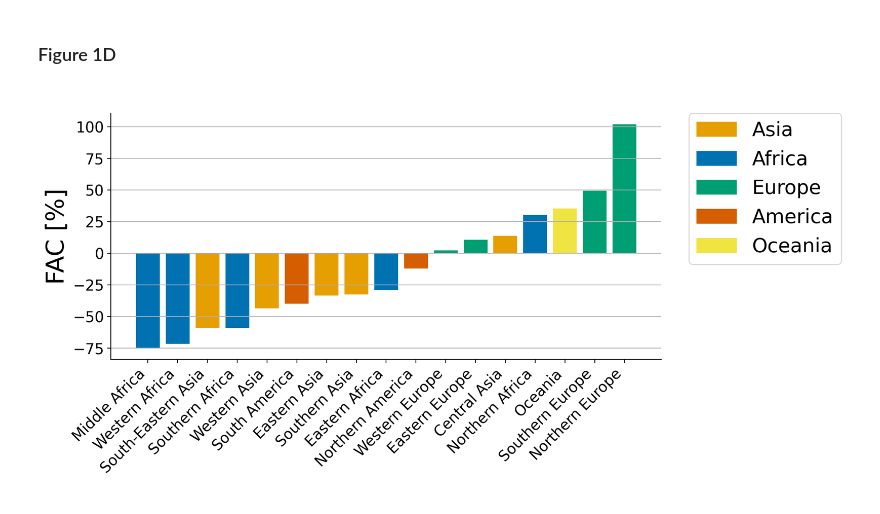
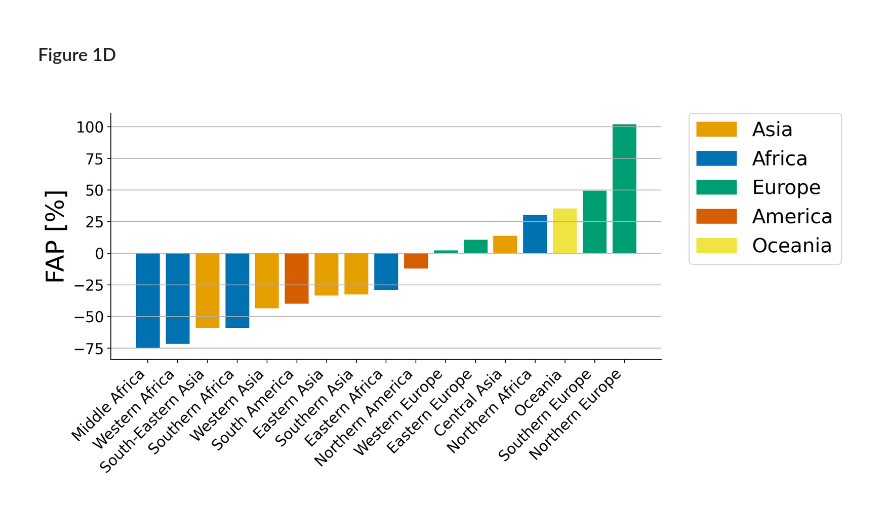
Before and after one commit to emanuelemassaro/Forest_Human_Nexus, a Jupyter notebook: Notebooks/Figure1_Bars_FAC.ipynb, the cells around one changed output. Cells and saved outputs as stored; diff of their text form; code cells hidden in the pictures.

Commit message:
Figure 1 new a

```diff
--- a/Notebooks/Figure1_Bars_FAC.ipynb
+++ b/Notebooks/Figure1_Bars_FAC.ipynb
@@ -82,23 +82,23 @@ colors = df5_['region'].map(REGION_TO_CONTINENT).map(CONTINENT_COLORS)
 # %%
 # Plotting the bar plot
 f, ax = plt.subplots(figsize=(10, 4.5))
 ax = set_font(ax, 15)
 plt.bar(df5_['region'], df5_['relative_change'], color=colors)
 # Adding labels and title
 plt.xlabel(' ')
-plt.ylabel('FAC [%]', size=25)
+plt.ylabel('FAP [%]', size=25)
 plt.title(' ', size=16)
 plt.xticks(rotation=90, ha='right')
 plt.grid(axis='y')
 ax.spines['right'].set_visible(False)
 ax.spines['top'].set_visible(False)
 # Creating legend patches
 patches = [mpatches.Patch(color=color, label=continent) for continent, color in CONTINENT_COLORS.items()]
 # Adding the legend outside the plot
 plt.legend(handles=patches, bbox_to_anchor=(1.05, 1), loc='upper left', borderaxespad=0., fontsize=20)
 plt.xticks(rotation=45, ha='right');
 # %% [output]
-[figure, old version]
+[figure, new version]
 # %%
 # Save Figure 1D
 fout = '../Figures/Figure1D.pdf'
```
